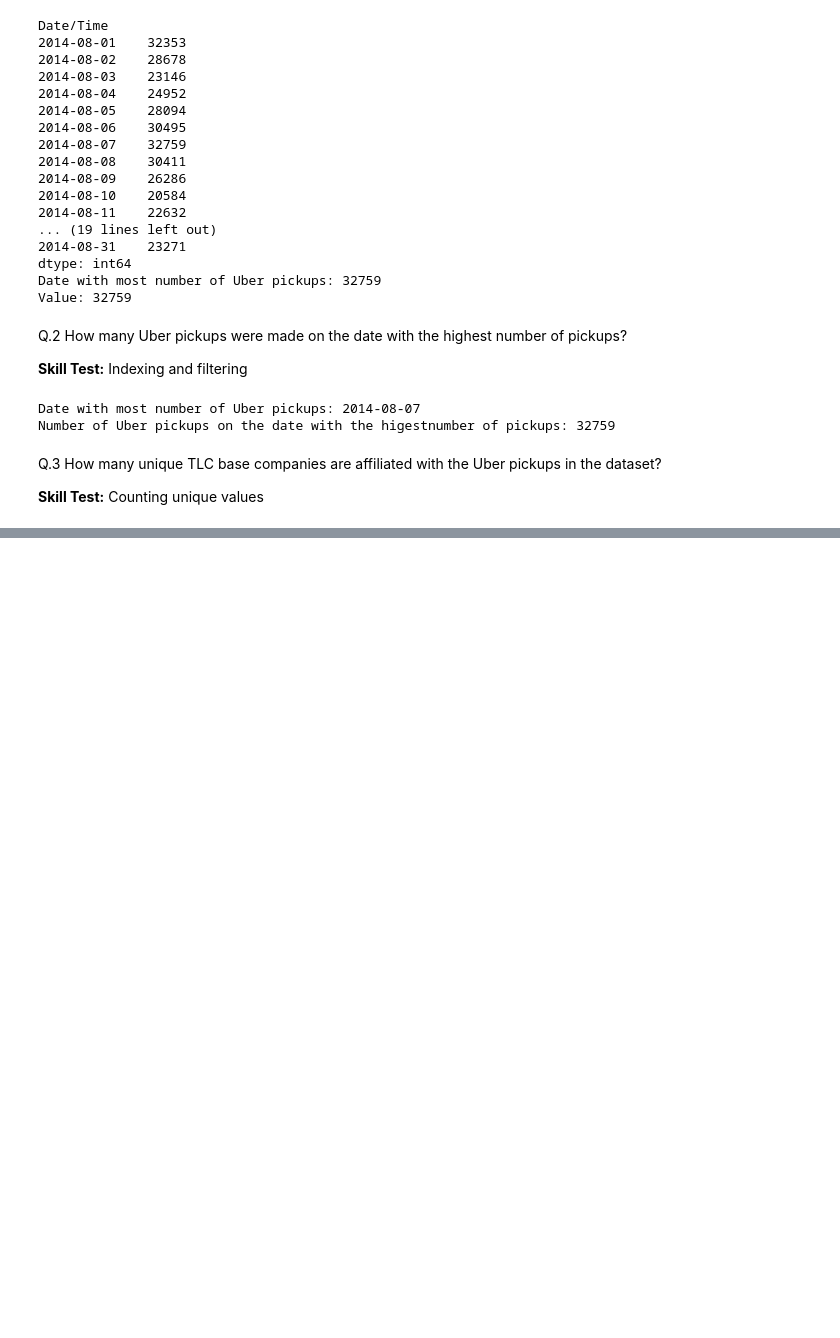
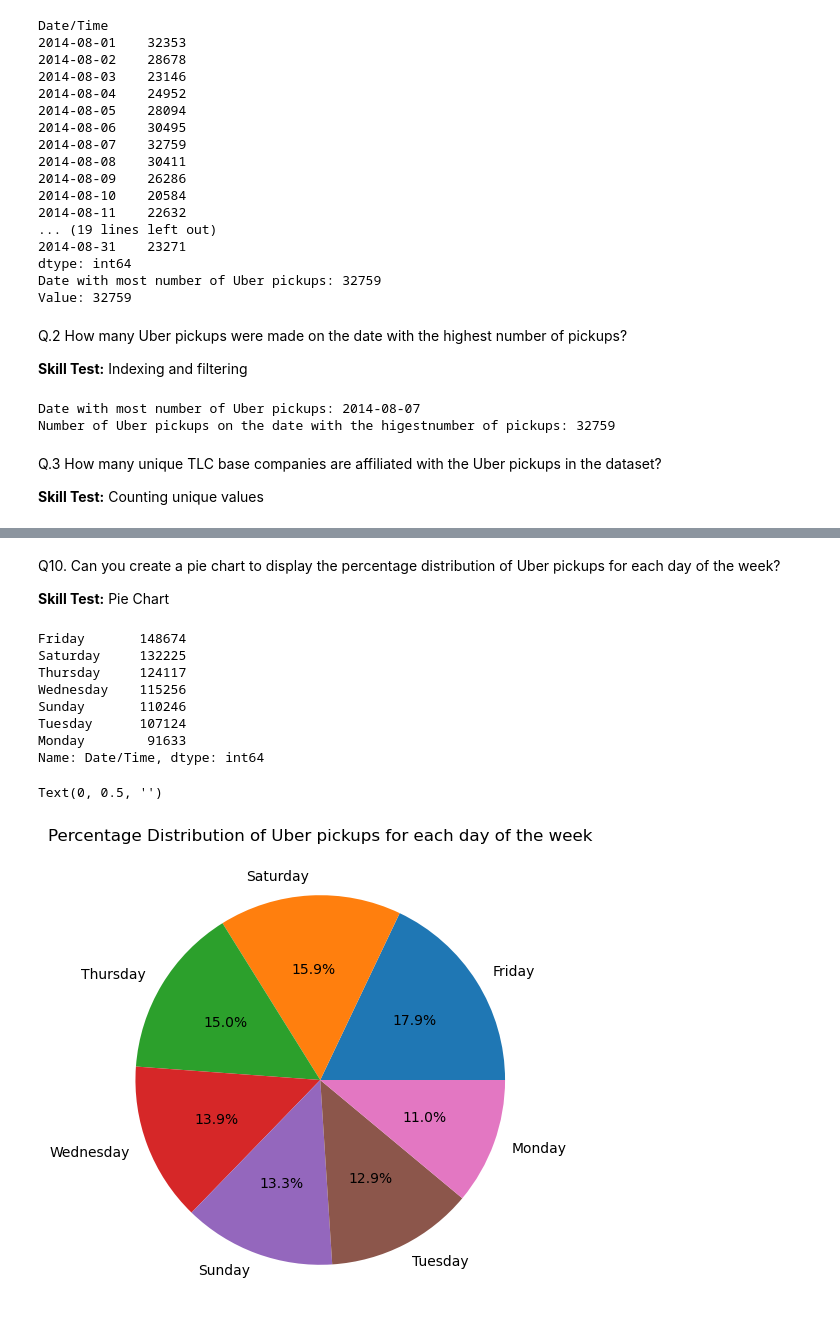
Before and after one commit to Joshu9747/NewtonsSchool_Uber, a Jupyter notebook: UBER PROJECT.ipynb, the cells around one changed output, grey strips where cells are left out. Cells and saved outputs as stored; diff of their text form; code cells hidden in the pictures; blank space fills up the shorter version.

```diff
--- a/UBER PROJECT.ipynb
+++ b/UBER PROJECT.ipynb
@@ -118,0 +257,25 @@ unique_companies = df[]
+# %% [markdown]
+Q10. Can you create a pie chart to display the percentage distribution of Uber pickups for each day of the week?
+
+**Skill Test:** Pie Chart
+# %%
+# Group by day of the week and count the number of pickups
+pickups_by_day = df['Date/Time'].dt.day_name().value_counts()
+print(pickups_by_day)
+
+# Create a pie chart to display the percentage distribution of Uber pickups for each day of the week
+plt.figure(figsize=(10,6))
+pickups_by_day.plot(kind='pie',autopct='%1.1f%%')
+plt.title('Percentage Distribution of Uber pickups for each day of the week')
+plt.ylabel("")
+# %% [output]
+Friday       148674
+Saturday     132225
+Thursday     124117
+Wednesday    115256
+Sunday       110246
+Tuesday      107124
+Monday        91633
+Name: Date/Time, dtype: int64
+Text(0, 0.5, '')
+[figure, added]
```
Also changed, not shown: parts of 13 cells of this notebook.
